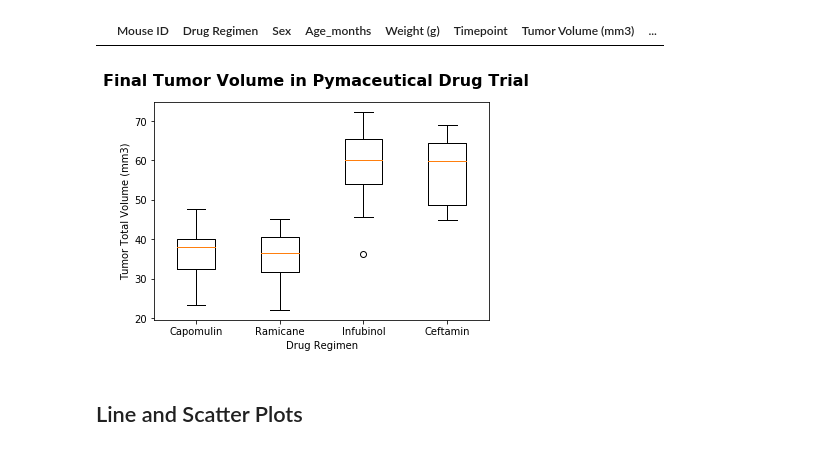
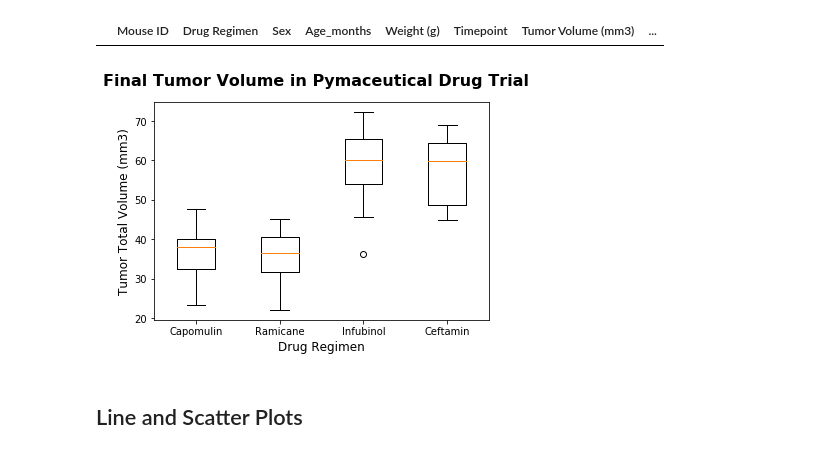
Before and after one commit to briennecole/matplotlib_challenge, a Jupyter notebook: pymaceuticals_challenge.ipynb, the cells around one changed output. Saved outputs shown, nothing was run; the diff lists cells and outputs as text; code cells hidden in the pictures.

```diff
--- a/pymaceuticals_challenge.ipynb
+++ b/pymaceuticals_challenge.ipynb
@@ -279,15 +279,15 @@ for x in four_drugs:
 # %%
 # Generate a box plot of the final tumor volume of each mouse across four regimens of interest
 fig1, ax1 = plt.subplots()
 fig1.suptitle("Final Tumor Volume in Pymaceutical Drug Trial", fontsize=16, fontweight="bold")
-ax1.set_ylabel('Tumor Total Volume (mm3)')
+ax1.set_ylabel('Tumor Total Volume (mm3)', fontsize=12)
 ax1.boxplot(vol_list)
-ax1.set_xlabel("Drug Regimen")
+ax1.set_xlabel("Drug Regimen", fontsize=12)
 ax1.set_xticklabels(four_drugs)
 
 plt.show()
 # %% [output]
-[figure, old version]
+[figure, new version]
 # %% [markdown]
 ## Line and Scatter Plots
 # %%
```
Also changed, not shown: parts of 4 cells of this notebook.
